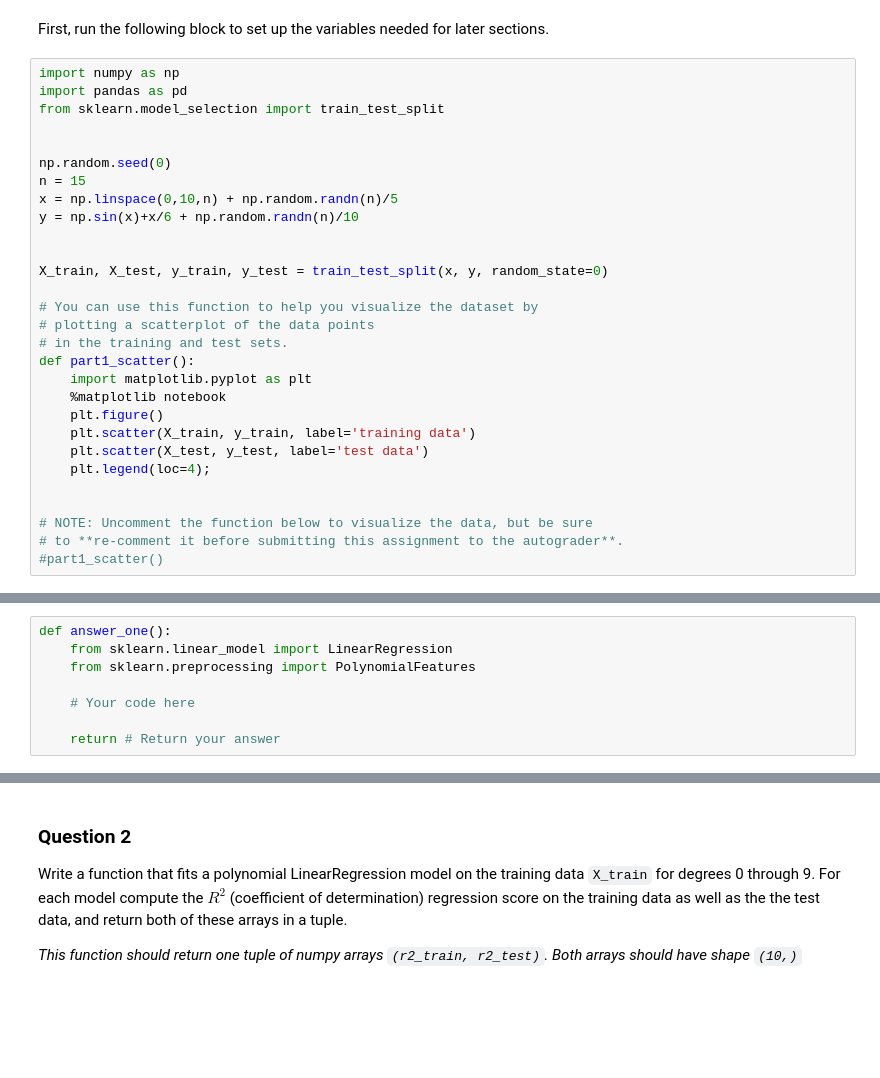
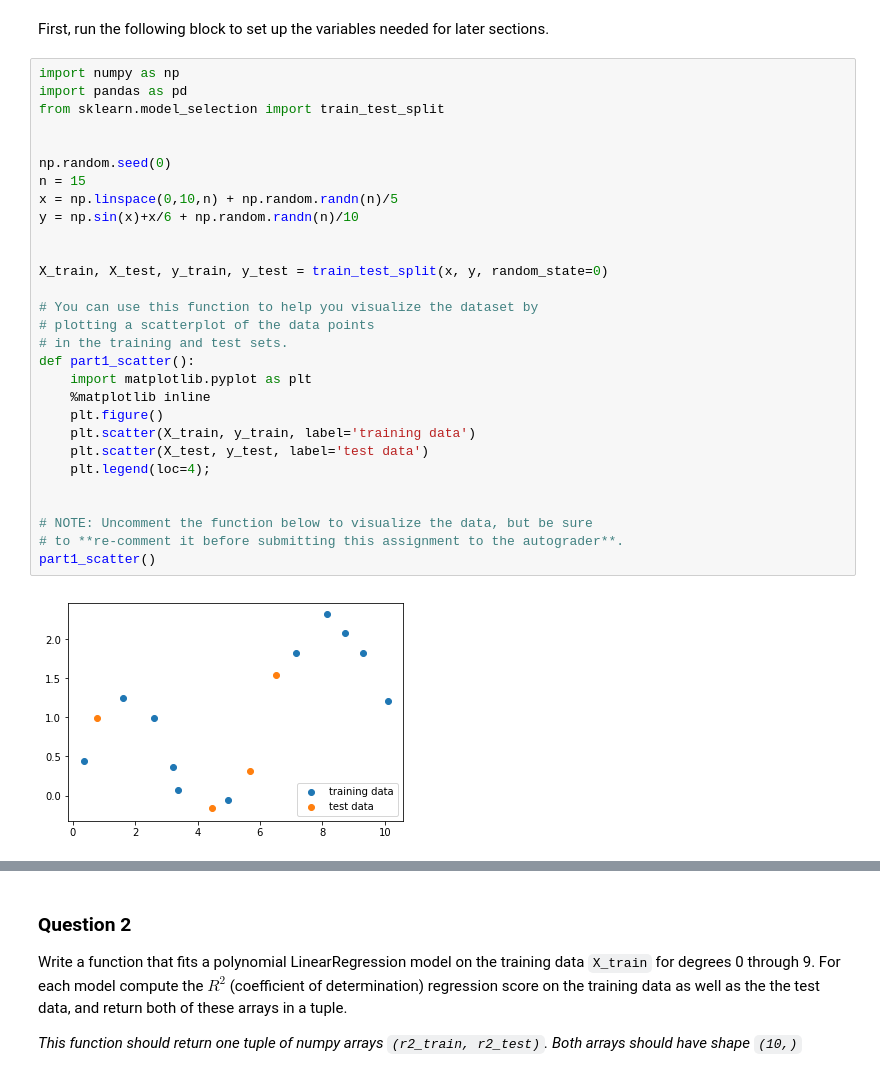
Before and after one commit to johnflavin/coursera-data-science-python, a Jupyter notebook: 03-applied-machine-learning-in-python/Assignment2.ipynb, the cells around one changed output, grey strips where cells are left out. Saved outputs shown, nothing was run; the diff lists cells and outputs as text; blank space fills up the shorter version.

Commit message:
Finish assignment 2 part 1

```diff
--- a/03-applied-machine-learning-in-python/Assignment2.ipynb
+++ b/03-applied-machine-learning-in-python/Assignment2.ipynb
@@ -15,32 +15,34 @@ First, run the following block to set up the variables needed for later sections
 # %%
 import numpy as np
 import pandas as pd
 from sklearn.model_selection import train_test_split
 
 
 np.random.seed(0)
 n = 15
 x = np.linspace(0,10,n) + np.random.randn(n)/5
 y = np.sin(x)+x/6 + np.random.randn(n)/10
 
 
 X_train, X_test, y_train, y_test = train_test_split(x, y, random_state=0)
 
 # You can use this function to help you visualize the dataset by
 # plotting a scatterplot of the data points
 # in the training and test sets.
 def part1_scatter():
     import matplotlib.pyplot as plt
-    %matplotlib notebook
+    %matplotlib inline
     plt.figure()
     plt.scatter(X_train, y_train, label='training data')
     plt.scatter(X_test, y_test, label='test data')
     plt.legend(loc=4);
 
 
 # NOTE: Uncomment the function below to visualize the data, but be sure
 # to **re-comment it before submitting this assignment to the autograder**.
-#part1_scatter()
+part1_scatter()
+# %% [output]
+[figure, added]
 # %% [markdown]
 ### Question 1
 
@@ -52,11 +54,3 @@ The figure above shows the fitted models plotted on top of the original data (us
 
 <br>
 *This function should return a numpy array with shape `(4, 100)`*
-# %%
-def answer_one():
-    from sklearn.linear_model import LinearRegression
-    from sklearn.preprocessing import PolynomialFeatures
-
-    # Your code here
-
-    return # Return your answer
```
Also changed, not shown: parts of 8 cells of this notebook.
